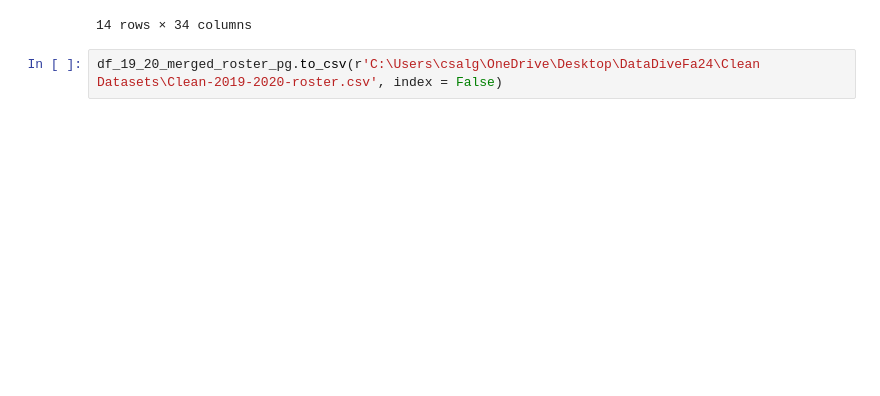
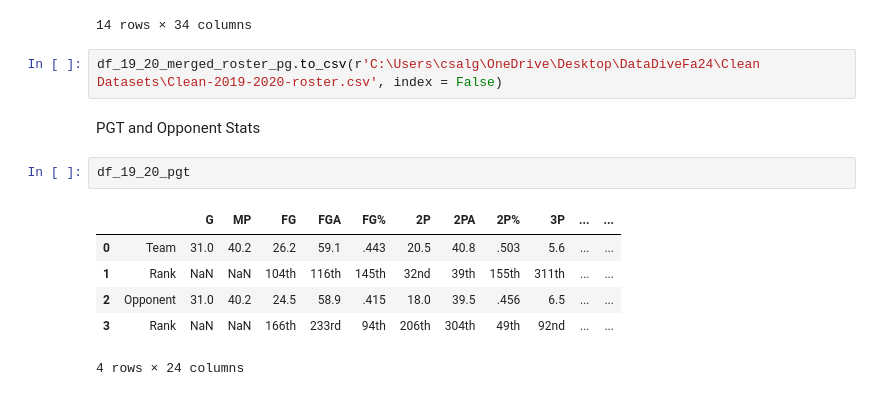
Before and after one commit to isaac-turk/DataDiveFa24, a Jupyter notebook: Chris-S-Cleaning.ipynb, the cells around one changed output. Saved outputs shown, nothing was run; the diff lists cells and outputs as text; blank space fills up the shorter version.

Commit message:
cleaned PGT and OPPONENT

```diff
--- a/Chris-S-Cleaning.ipynb
+++ b/Chris-S-Cleaning.ipynb
@@ -121,3 +121,14 @@ df_19_20_merged_roster_pg
 14 rows × 34 columns
 # %%
 df_19_20_merged_roster_pg.to_csv(r'C:\Users\csalg\OneDrive\Desktop\DataDiveFa24\Clean Datasets\Clean-2019-2020-roster.csv', index = False)
+# %% [markdown]
+PGT and Opponent Stats
+# %%
+df_19_20_pgt
+# %% [output]
+|  |  | G | MP | FG | FGA | FG% | 2P | 2PA | 2P% | 3P | ... | ... |
+| 0 | Team | 31.0 | 40.2 | 26.2 | 59.1 | .443 | 20.5 | 40.8 | .503 | 5.6 | ... | ... |
+| 1 | Rank | NaN | NaN | 104th | 116th | 145th | 32nd | 39th | 155th | 311th | ... | ... |
+| 2 | Opponent | 31.0 | 40.2 | 24.5 | 58.9 | .415 | 18.0 | 39.5 | .456 | 6.5 | ... | ... |
+| 3 | Rank | NaN | NaN | 166th | 233rd | 94th | 206th | 304th | 49th | 92nd | ... | ... |
+4 rows × 24 columns
```
Also changed, not shown: parts of 3 cells of this notebook, 1 other file.
